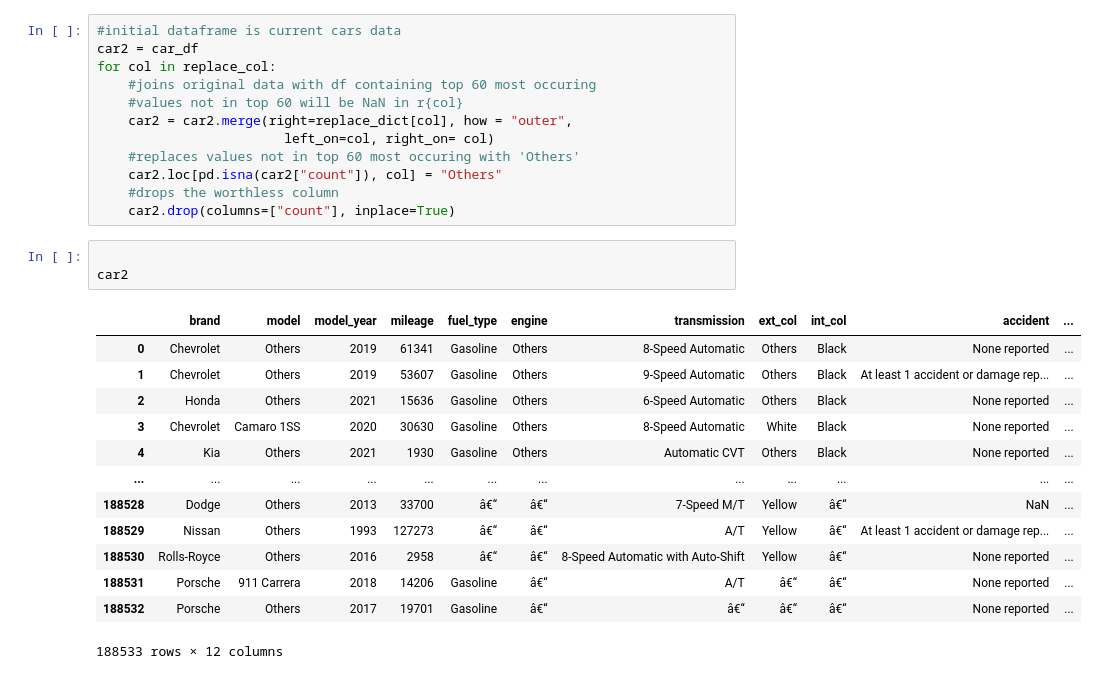
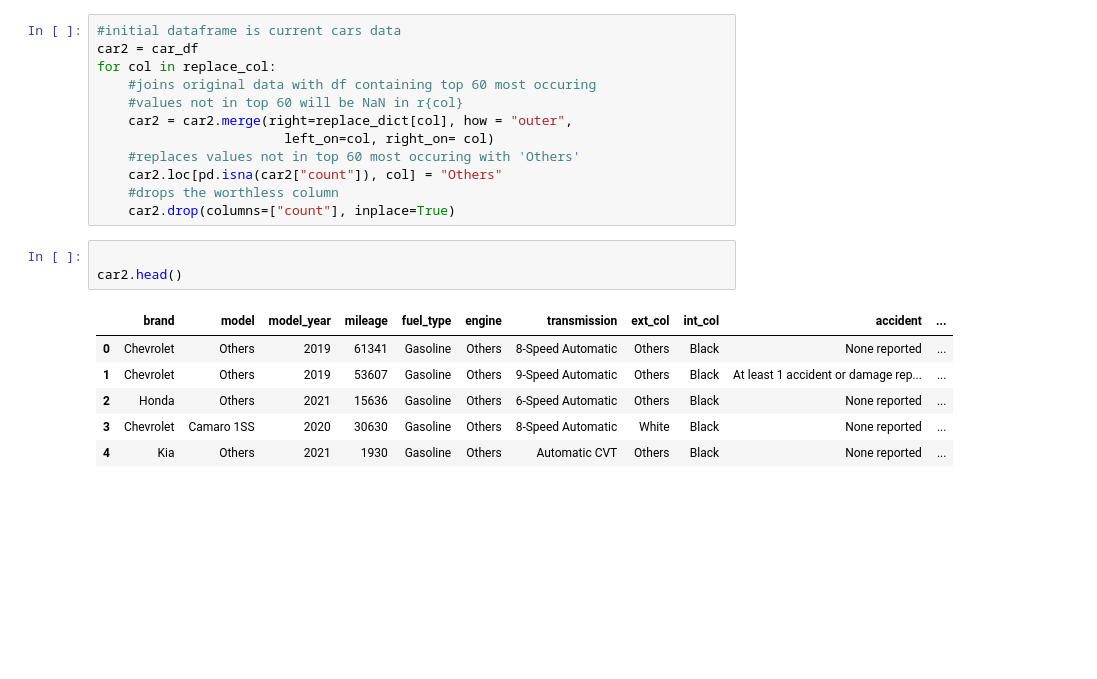
Before and after one commit to Dan23ws12/Kaggle-Competitions, a Jupyter notebook: Pre Predict Data Analysis.ipynb, the cells around one changed output. Saved outputs shown, nothing was run; the diff lists cells and outputs as text; blank space fills up the shorter version.

```diff
--- a/Pre Predict Data Analysis.ipynb
+++ b/Pre Predict Data Analysis.ipynb
@@ -158,18 +158,11 @@ for col in replace_col:
     car2.drop(columns=["count"], inplace=True)
 # %%
 
-car2
+car2.head()
 # %% [output]
 |  | brand | model | model_year | mileage | fuel_type | engine | transmission | ext_col | int_col | accident | ... |
 | 0 | Chevrolet | Others | 2019 | 61341 | Gasoline | Others | 8-Speed Automatic | Others | Black | None reported | ... |
 | 1 | Chevrolet | Others | 2019 | 53607 | Gasoline | Others | 9-Speed Automatic | Others | Black | At least 1 accident or damage rep... | ... |
 | 2 | Honda | Others | 2021 | 15636 | Gasoline | Others | 6-Speed Automatic | Others | Black | None reported | ... |
 | 3 | Chevrolet | Camaro 1SS | 2020 | 30630 | Gasoline | Others | 8-Speed Automatic | White | Black | None reported | ... |
 | 4 | Kia | Others | 2021 | 1930 | Gasoline | Others | Automatic CVT | Others | Black | None reported | ... |
-| ... | ... | ... | ... | ... | ... | ... | ... | ... | ... | ... | ... |
-| 188528 | Dodge | Others | 2013 | 33700 | â€“ | â€“ | 7-Speed M/T | Yellow | â€“ | NaN | ... |
-| 188529 | Nissan | Others | 1993 | 127273 | â€“ | â€“ | A/T | Yellow | â€“ | At least 1 accident or damage rep... | ... |
-| 188530 | Rolls-Royce | Others | 2016 | 2958 | â€“ | â€“ | 8-Speed Automatic with Auto-Shift | Yellow | â€“ | None reported | ... |
-| 188531 | Porsche | 911 Carrera | 2018 | 14206 | Gasoline | â€“ | A/T | â€“ | â€“ | None reported | ... |
-| 188532 | Porsche | Others | 2017 | 19701 | Gasoline | â€“ | â€“ | â€“ | â€“ | None reported | ... |
-188533 rows × 12 columns
```
